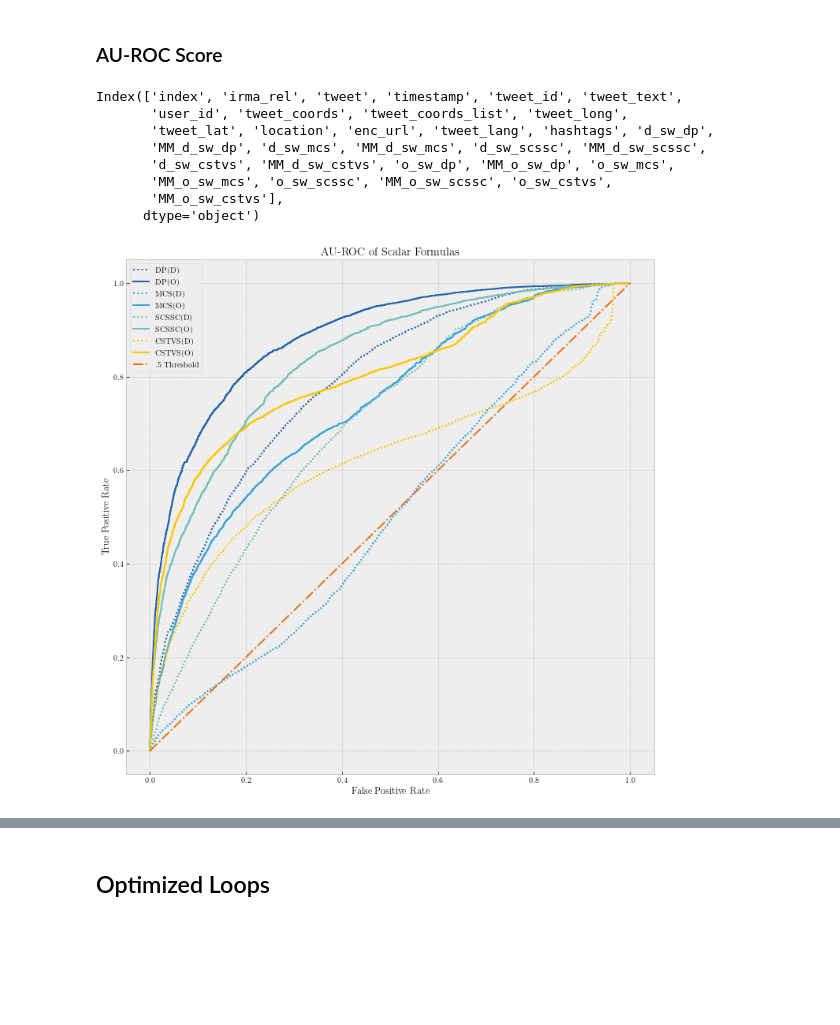
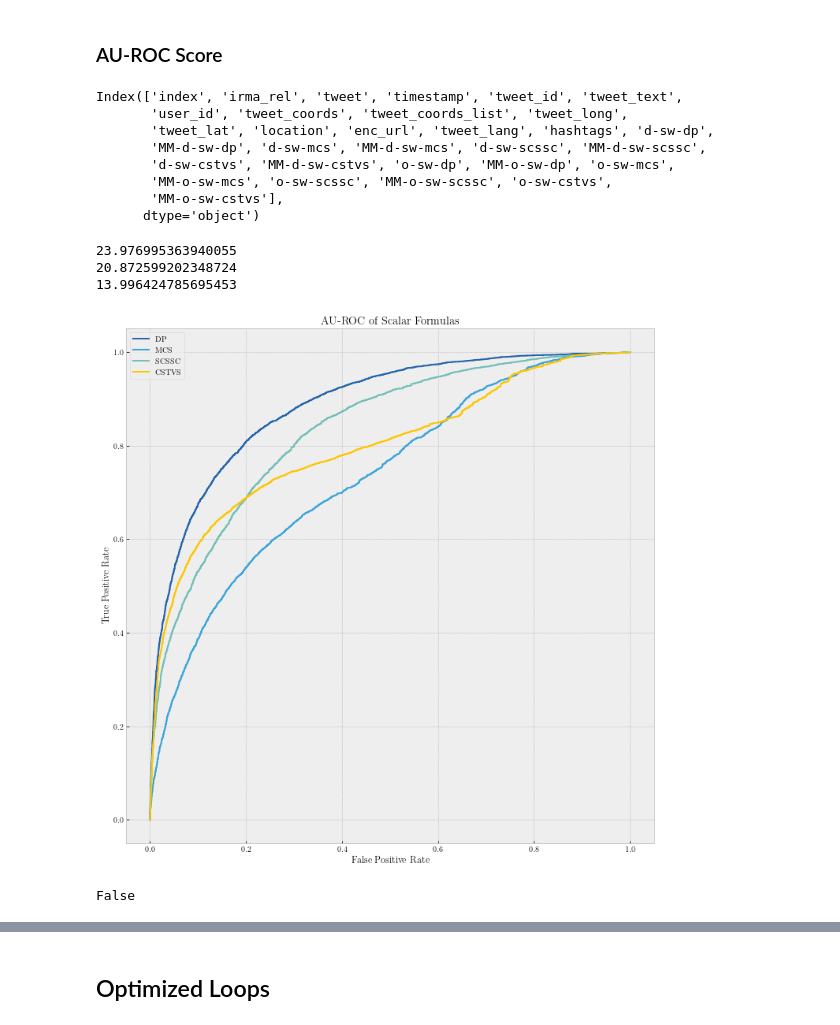
Before and after one commit to brownworth/TwitterDisaster, a Jupyter notebook: ThesisCode.ipynb, the cells around one changed output, grey strips where cells are left out. Saved outputs shown, nothing was run; the diff lists cells and outputs as text; code cells hidden in the pictures; blank space fills up the shorter version.

Commit message:
Graph Updates

```diff
--- a/ThesisCode.ipynb
+++ b/ThesisCode.ipynb
@@ -564,8 +564,8 @@ def_vector_model = Word2Vec(tweets_tokens, seed=1, sg=1)
 # default parameters for Word2Vec:
 for i in ['dp','mcs','scssc','cstvs']:
 #     create strings for column heads
-    sw = f'd_sw_{i}'
-    mmsw = f'MM_{sw}'
+    sw = f'd-sw-{i}'
+    mmsw = f'MM-{sw}'
 
 #     Scoring tweets in this column:
     tweet_encoded[sw] = tweet_encoded.tweet_text.apply(scalarFunctions,args=(def_vector_model,i))
@@ -579,8 +579,8 @@ for i in ['dp','mcs','scssc','cstvs']:
 # Optimal parameters for Word2Vec:
 for i in ['dp','mcs','scssc','cstvs']:
 #     create strings for column heads
-    sw = f'o_sw_{i}'
-    mmsw = f'MM_{sw}'
+    sw = f'o-sw-{i}'
+    mmsw = f'MM-{sw}'
 
 #     Scoring tweets in this column:
     tweet_encoded[sw] = tweet_encoded.tweet_text.apply(scalarFunctions,args=(opt_vector_model,i))
@@ -595,31 +595,39 @@ tweet_encoded.columns
 # %% [output]
 Index(['index', 'irma_rel', 'tweet', 'timestamp', 'tweet_id', 'tweet_text',
        'user_id', 'tweet_coords', 'tweet_coords_list', 'tweet_long',
-       'tweet_lat', 'location', 'enc_url', 'tweet_lang', 'hashtags', 'd_sw_dp',
-       'MM_d_sw_dp', 'd_sw_mcs', 'MM_d_sw_mcs', 'd_sw_scssc', 'MM_d_sw_scssc',
-       'd_sw_cstvs', 'MM_d_sw_cstvs', 'o_sw_dp', 'MM_o_sw_dp', 'o_sw_mcs',
-       'MM_o_sw_mcs', 'o_sw_scssc', 'MM_o_sw_scssc', 'o_sw_cstvs',
-       'MM_o_sw_cstvs'],
+       'tweet_lat', 'location', 'enc_url', 'tweet_lang', 'hashtags', 'd-sw-dp',
+       'MM-d-sw-dp', 'd-sw-mcs', 'MM-d-sw-mcs', 'd-sw-scssc', 'MM-d-sw-scssc',
+       'd-sw-cstvs', 'MM-d-sw-cstvs', 'o-sw-dp', 'MM-o-sw-dp', 'o-sw-mcs',
+       'MM-o-sw-mcs', 'o-sw-scssc', 'MM-o-sw-scssc', 'o-sw-cstvs',
+       'MM-o-sw-cstvs'],
       dtype='object')
 # %%
 # tweet_encoded[['tweet_id','timestamp','irma_rel','tweet','sw_dp','MM_sw_dp']].to_csv(r'./190930_wordScores.csv')
+# %%
+print(tweet_encoded['MM-o-sw-dp'].mean())
+print(tweet_encoded['MM-o-sw-dp'].median())
+print(tweet_encoded['MM-o-sw-dp'].std())
+# %% [output]
+23.976995363940055
+20.872599202348724
+13.996424785695453
 # %%
 color_list = {'dp':"#2364AA",'mcs':"#3DA5D9",'scssc':"#73BFB8",'cstvs':"#FEC601",'mid':"#EA7317"}
 line_list = {'d':":",'o':"-"}
 fig_roc_s = plt.figure(figsize=(12,12),facecolor='w')
 for i in ['dp','mcs','scssc','cstvs']:
-    for j in ['d','o']:
-#     for j in ['o']:
-        fpr, tpr, thresholds = roc_curve(tweet_encoded['irma_rel'],tweet_encoded[f'MM_{j}_sw_{i}'])
-#         label_text = i.upper()
-        label_text = i.upper()+"("+j.upper()+")"
+#     for j in ['d','o']:
+    for j in ['o']:
+        fpr, tpr, thresholds = roc_curve(tweet_encoded['irma_rel'],tweet_encoded[f'MM-{j}-sw-{i}'])
+        label_text = i.upper()
+#         label_text = i.upper()+"("+j.upper()+")"
         plt.plot(fpr,tpr,label=label_text,linestyle=line_list.get(j),color=color_list.get(i))
-plt.plot([0,1],[0,1],linestyle="-.",label=".5 Threshold",color=color_list.get('mid'))
+# plt.plot([0,1],[0,1],linestyle="-.",label=".5 Threshold",color=color_list.get('mid'))
 plt.xlabel("False Positive Rate")
 plt.ylabel("True Positive Rate")
 plt.title("AU-ROC of Scalar Formulas")
 plt.legend()
 plt.show()
-fig_roc_s.savefig(f'./figures/scalar_roc_d_curve.pdf',bbox_inches='tight')
+fig_roc_s.savefig(f'./figures/scalar_roc_art_curve.pdf',bbox_inches='tight')
 # %% [output]
-[figure, old version]
+[figure, new version]
@@ -625,0 +642,4 @@ fig_roc_s.savefig(f'./figures/scalar_roc_d_curve.pdf',bbox_inches='tight')
+# %%
+np.all(tweet_times['oSWDPStdMM'] == tweet_times['MM-o-sw-dp'])
+# %% [output]
+False
```
Also changed, not shown: parts of 22 cells of this notebook.
